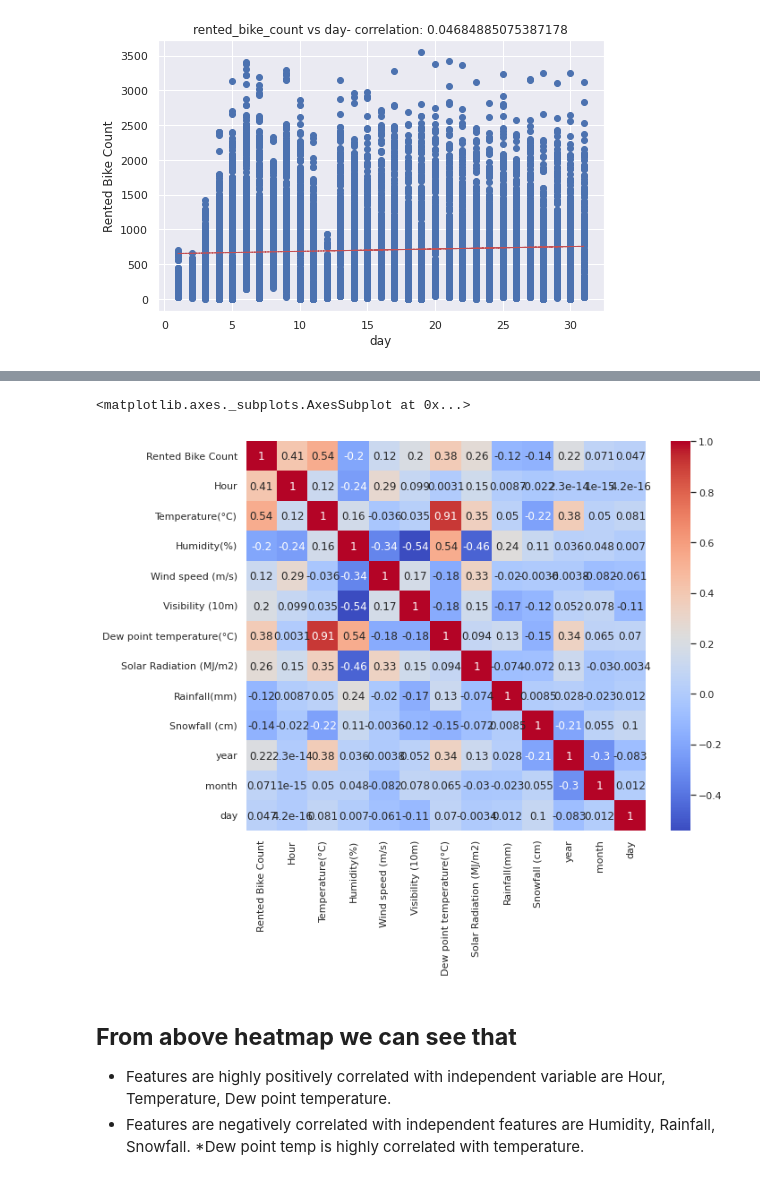
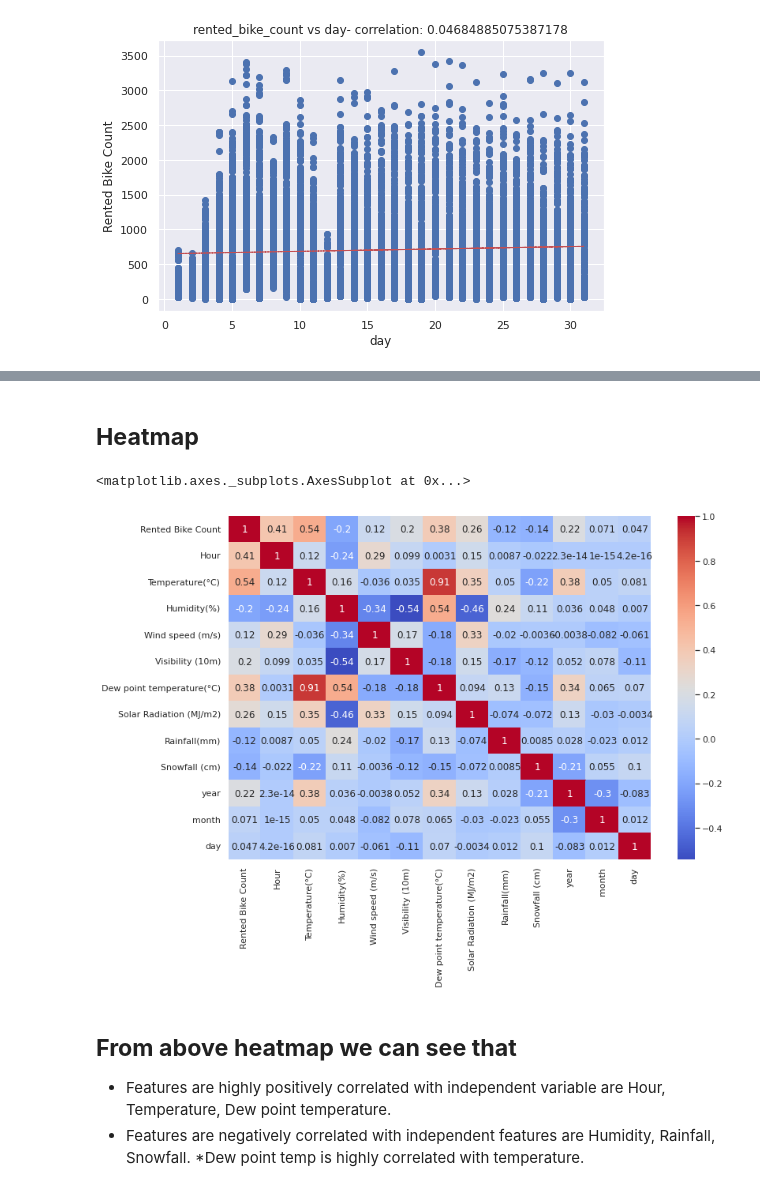
Before and after one commit to handetushar/Bike-Sharing-Demand-Prediction, a Jupyter notebook: Bike_Sharing_Demand_Prediction_Capstone_Project.ipynb, the cells around one changed output, grey strips where cells are left out. Cells and saved outputs as stored; diff of their text form; code cells hidden in the pictures.

```diff
--- a/Bike_Sharing_Demand_Prediction_Capstone_Project.ipynb
+++ b/Bike_Sharing_Demand_Prediction_Capstone_Project.ipynb
@@ -218,3 +310,10 @@ Text(0.5, 1.0, 'Boxplot')
 [figure]
 # %% [markdown]
 Dependent feature is skewed right. We need to apply transformation to remove skewness.
+# %%
+#Balancing the skewness using log transformation
+# log1p is used instead of log10 to make value positive in array.
+sns.set(rc={"figure.figsize": (16, 6)})
+subplot(1,2,1)
+sns.distplot(np.log1p(df['Rented Bike Count']), color='red')
+plt.title('Distribution plot');
@@ -402,10 +518,12 @@ Heatmap can be use to identify multicollinearity between independent features. I
+# %% [markdown]
+## **Heatmap**
 # %%
 #heatmap
-plt.figure(figsize=(10, 8))
+plt.figure(figsize=(12, 8))
 sns.heatmap(df.corr(), annot=True, cmap='coolwarm')
 # %% [output]
 <matplotlib.axes._subplots.AxesSubplot at 0x...>
-[figure, old version]
+[figure, new version]
 # %% [markdown]
 ## **From above heatmap we can see that**
 * Features are highly positively correlated with independent variable are Hour, Temperature, Dew point temperature.
```
Also changed, not shown: parts of 48 cells of this notebook.
